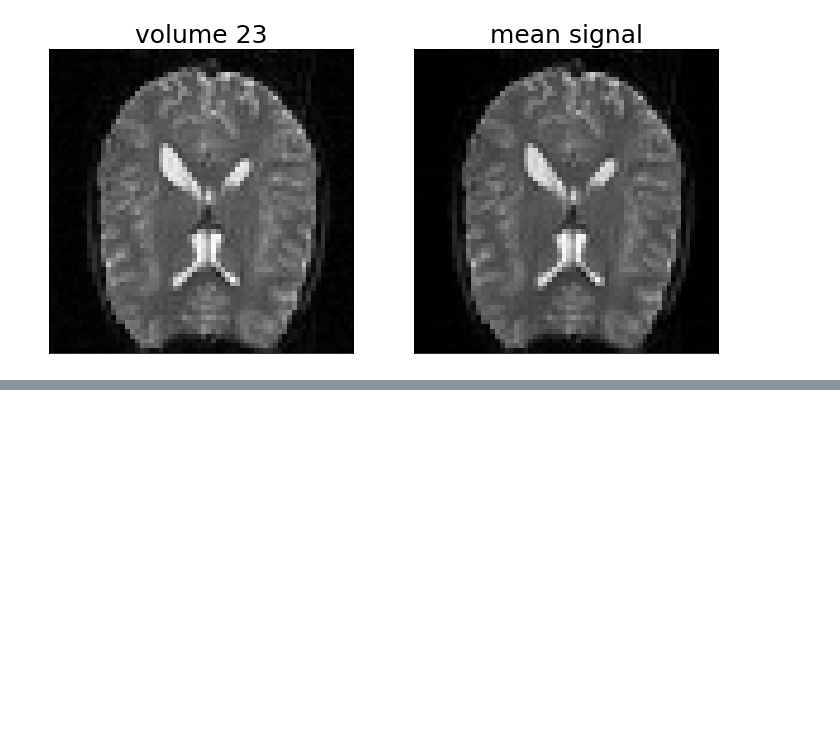
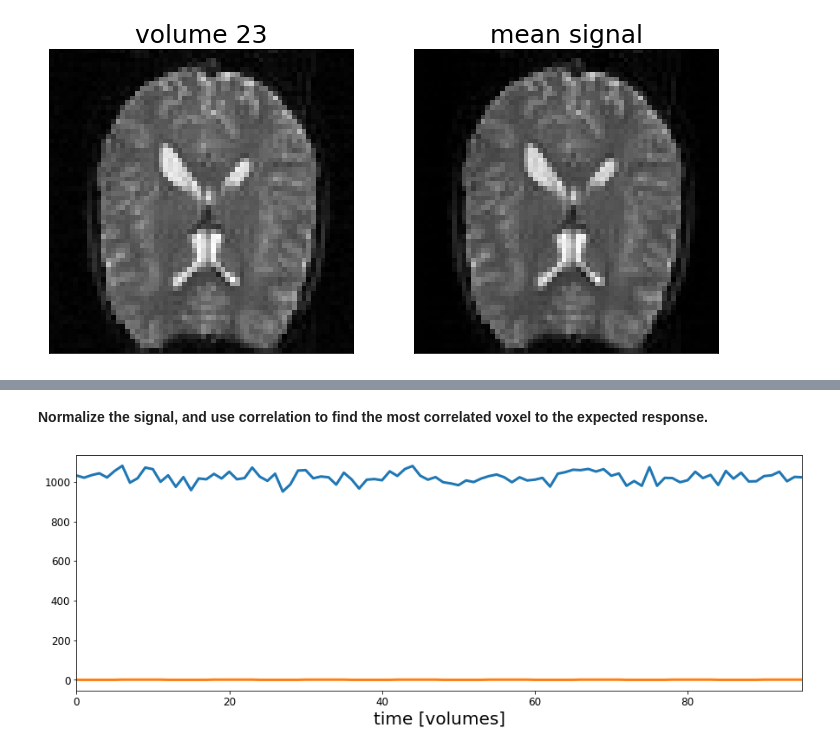
Before and after one commit to superyang713/MRI_analysis, a Jupyter notebook: analysis.ipynb, the cells around one changed output, grey strips where cells are left out. Drawn from its saved outputs; the diff is of its cells as text; code cells hidden in the pictures; blank space fills up the shorter version.

```diff
--- a/analysis.ipynb
+++ b/analysis.ipynb
@@ -219,0 +218,17 @@ array([ 994., 1009., 1012., 1011.,  937., 1032.,  984.,  977.,  981.,
+# %% [markdown]
+**Normalize the signal, and use correlation to find the most correlated voxel to the expected response.**
+# %%
+# Calculate the correlation coefficients
+c = np.corrcoef(predicted_response.reshape(-1, 1), img_slice_36.reshape(96, 64 * 64), rowvar=False)[1:, 0]
+# Find the voxel with the highest correlation coefficient
+strongest_correlated = img_slice_36.reshape(96, 64 * 64)[:, c.argmax()]
+
+# Create the plots
+fig, ax = plt.subplots(1,1,figsize=(15, 5))
+ax.plot(strongest_correlated, lw=3)
+ax.plot(predicted_response, lw=3)
+ax.set_xlim(0, acq_num-1)
+ax.set_xlabel('time [volumes]', fontsize=20)
+ax.tick_params(labelsize=12)
+# %% [output]
+[figure, added]
```
Also changed, not shown: parts of 7 cells of this notebook.
